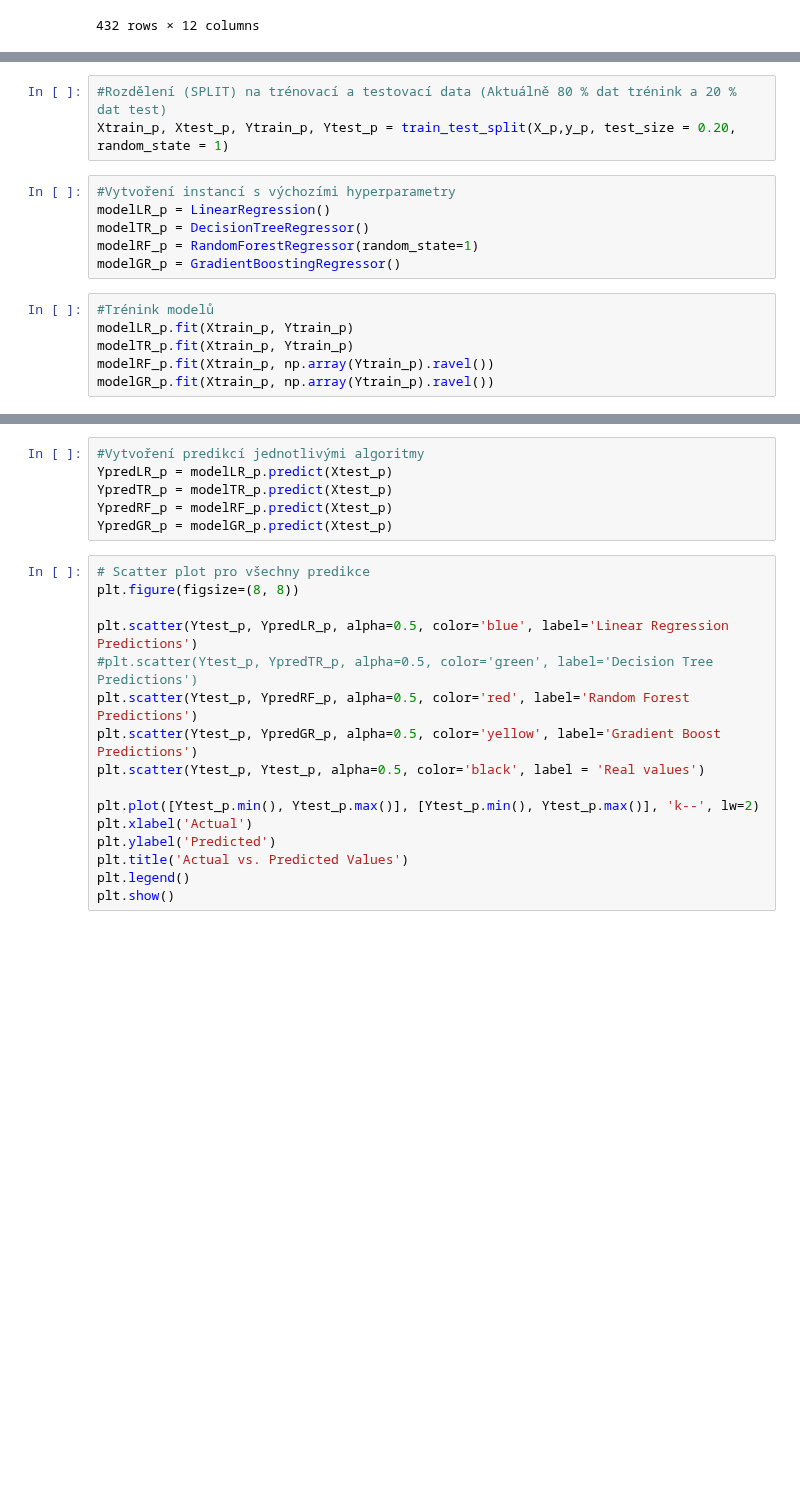
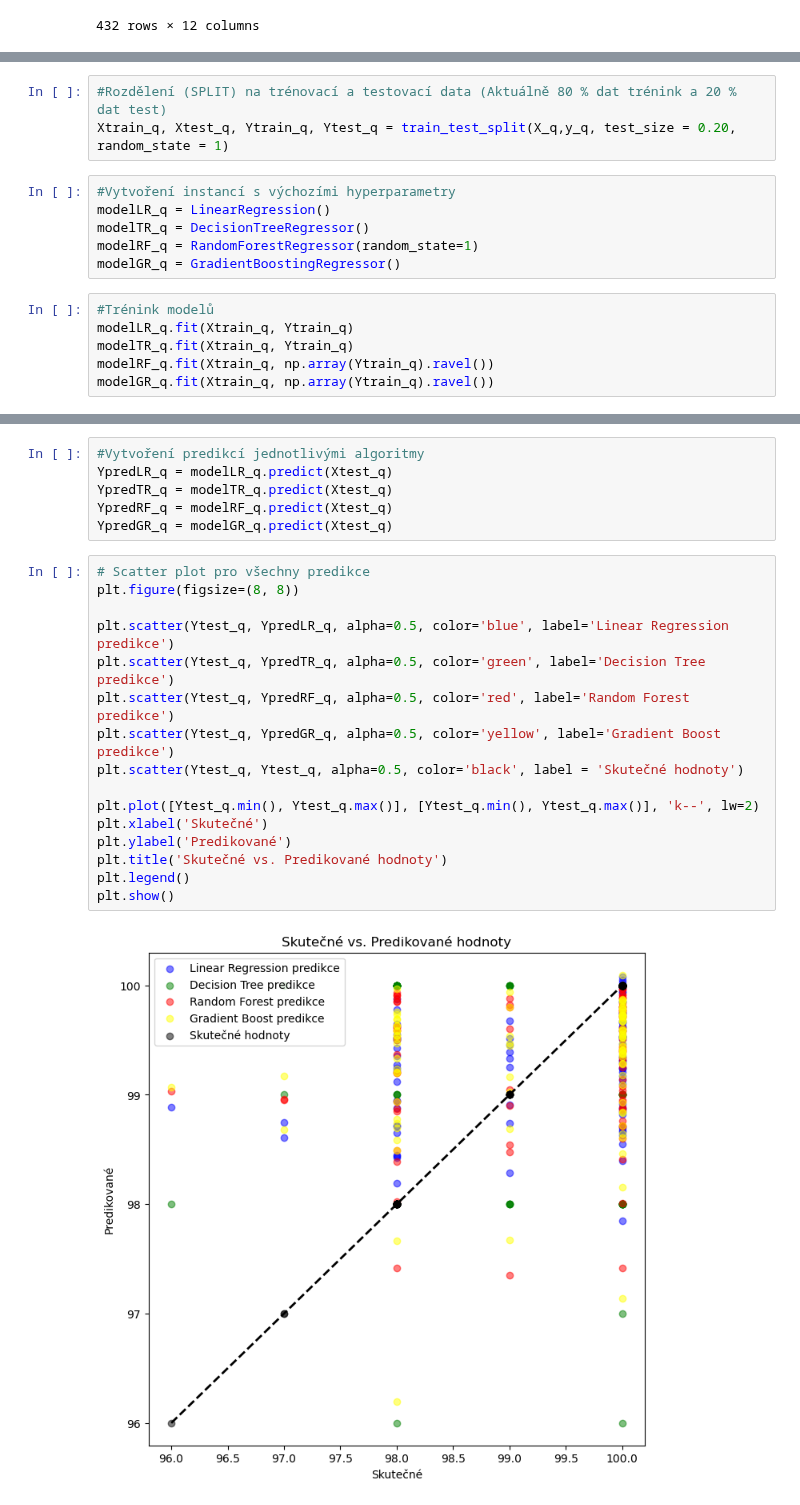
Before and after one commit to GeorgeWbk/dp2024, a Jupyter notebook: Diplomka.ipynb, the cells around one changed output, grey strips where cells are left out. Drawn from its saved outputs; the diff is of its cells as text; blank space fills up the shorter version.

```diff
--- a/Diplomka.ipynb
+++ b/Diplomka.ipynb
@@ -461,15 +476,15 @@ y_a = df_enc_availability.iloc[:,7:8]  # Drop pro vse krom 8. sloupce a ten do y
 # %%
 #Rozdělení (SPLIT) na trénovací a testovací data (Aktuálně 80 % dat trénink a 20 % dat test)
-Xtrain_p, Xtest_p, Ytrain_p, Ytest_p = train_test_split(X_p,y_p, test_size = 0.20, random_state = 1)
+Xtrain_q, Xtest_q, Ytrain_q, Ytest_q = train_test_split(X_q,y_q, test_size = 0.20, random_state = 1)
 # %%
 #Vytvoření instancí s výchozími hyperparametry
-modelLR_p = LinearRegression()
-modelTR_p = DecisionTreeRegressor()
-modelRF_p = RandomForestRegressor(random_state=1)
-modelGR_p = GradientBoostingRegressor()
+modelLR_q = LinearRegression()
+modelTR_q = DecisionTreeRegressor()
+modelRF_q = RandomForestRegressor(random_state=1)
+modelGR_q = GradientBoostingRegressor()
 # %%
 #Trénink modelů
-modelLR_p.fit(Xtrain_p, Ytrain_p)
-modelTR_p.fit(Xtrain_p, Ytrain_p)
-modelRF_p.fit(Xtrain_p, np.array(Ytrain_p).ravel())
-modelGR_p.fit(Xtrain_p, np.array(Ytrain_p).ravel())
+modelLR_q.fit(Xtrain_q, Ytrain_q)
+modelTR_q.fit(Xtrain_q, Ytrain_q)
+modelRF_q.fit(Xtrain_q, np.array(Ytrain_q).ravel())
+modelGR_q.fit(Xtrain_q, np.array(Ytrain_q).ravel())
@@ -476,25 +493,27 @@ modelGR_p.fit(Xtrain_p, np.array(Ytrain_p).ravel())
 # %%
 #Vytvoření predikcí jednotlivými algoritmy
-YpredLR_p = modelLR_p.predict(Xtest_p)
-YpredTR_p = modelTR_p.predict(Xtest_p)
-YpredRF_p = modelRF_p.predict(Xtest_p)
-YpredGR_p = modelGR_p.predict(Xtest_p)
+YpredLR_q = modelLR_q.predict(Xtest_q)
+YpredTR_q = modelTR_q.predict(Xtest_q)
+YpredRF_q = modelRF_q.predict(Xtest_q)
+YpredGR_q = modelGR_q.predict(Xtest_q)
 # %%
 # Scatter plot pro všechny predikce
 plt.figure(figsize=(8, 8))
 
-plt.scatter(Ytest_p, YpredLR_p, alpha=0.5, color='blue', label='Linear Regression Predictions')
-#plt.scatter(Ytest_p, YpredTR_p, alpha=0.5, color='green', label='Decision Tree Predictions')
-plt.scatter(Ytest_p, YpredRF_p, alpha=0.5, color='red', label='Random Forest Predictions')
-plt.scatter(Ytest_p, YpredGR_p, alpha=0.5, color='yellow', label='Gradient Boost Predictions')
-plt.scatter(Ytest_p, Ytest_p, alpha=0.5, color='black', label = 'Real values')
+plt.scatter(Ytest_q, YpredLR_q, alpha=0.5, color='blue', label='Linear Regression predikce')
+plt.scatter(Ytest_q, YpredTR_q, alpha=0.5, color='green', label='Decision Tree predikce')
+plt.scatter(Ytest_q, YpredRF_q, alpha=0.5, color='red', label='Random Forest predikce')
+plt.scatter(Ytest_q, YpredGR_q, alpha=0.5, color='yellow', label='Gradient Boost predikce')
+plt.scatter(Ytest_q, Ytest_q, alpha=0.5, color='black', label = 'Skutečné hodnoty')
 
-plt.plot([Ytest_p.min(), Ytest_p.max()], [Ytest_p.min(), Ytest_p.max()], 'k--', lw=2)
-plt.xlabel('Actual')
-plt.ylabel('Predicted')
-plt.title('Actual vs. Predicted Values')
+plt.plot([Ytest_q.min(), Ytest_q.max()], [Ytest_q.min(), Ytest_q.max()], 'k--', lw=2)
+plt.xlabel('Skutečné')
+plt.ylabel('Predikované')
+plt.title('Skutečné vs. Predikované hodnoty')
 plt.legend()
 plt.show()
+# %% [output]
+[figure, added]
 # %%
 #Výpis MAE
 print("MAE všech modelů (nižší = lepší) \n")
```
Also changed, not shown: parts of 45 cells of this notebook.
